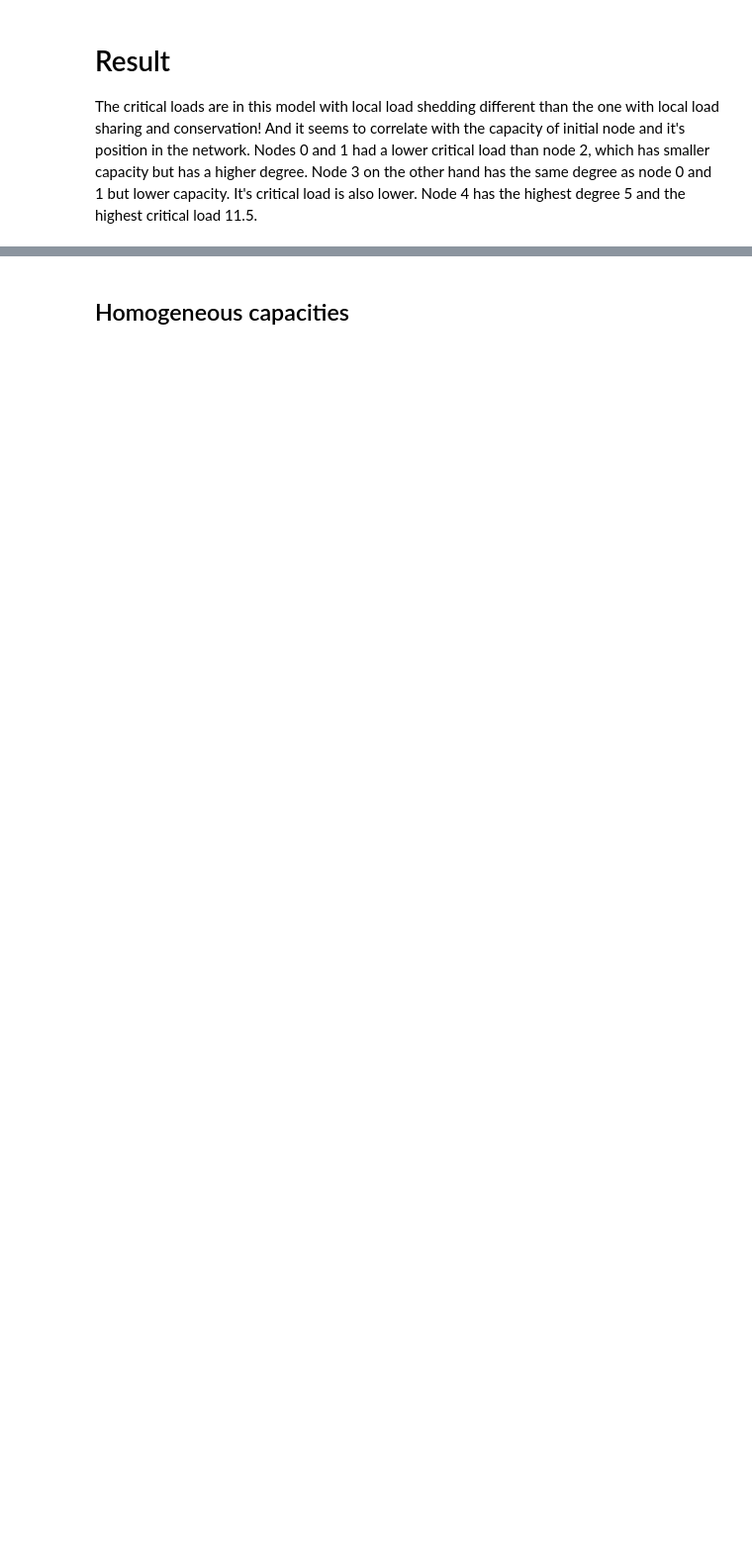
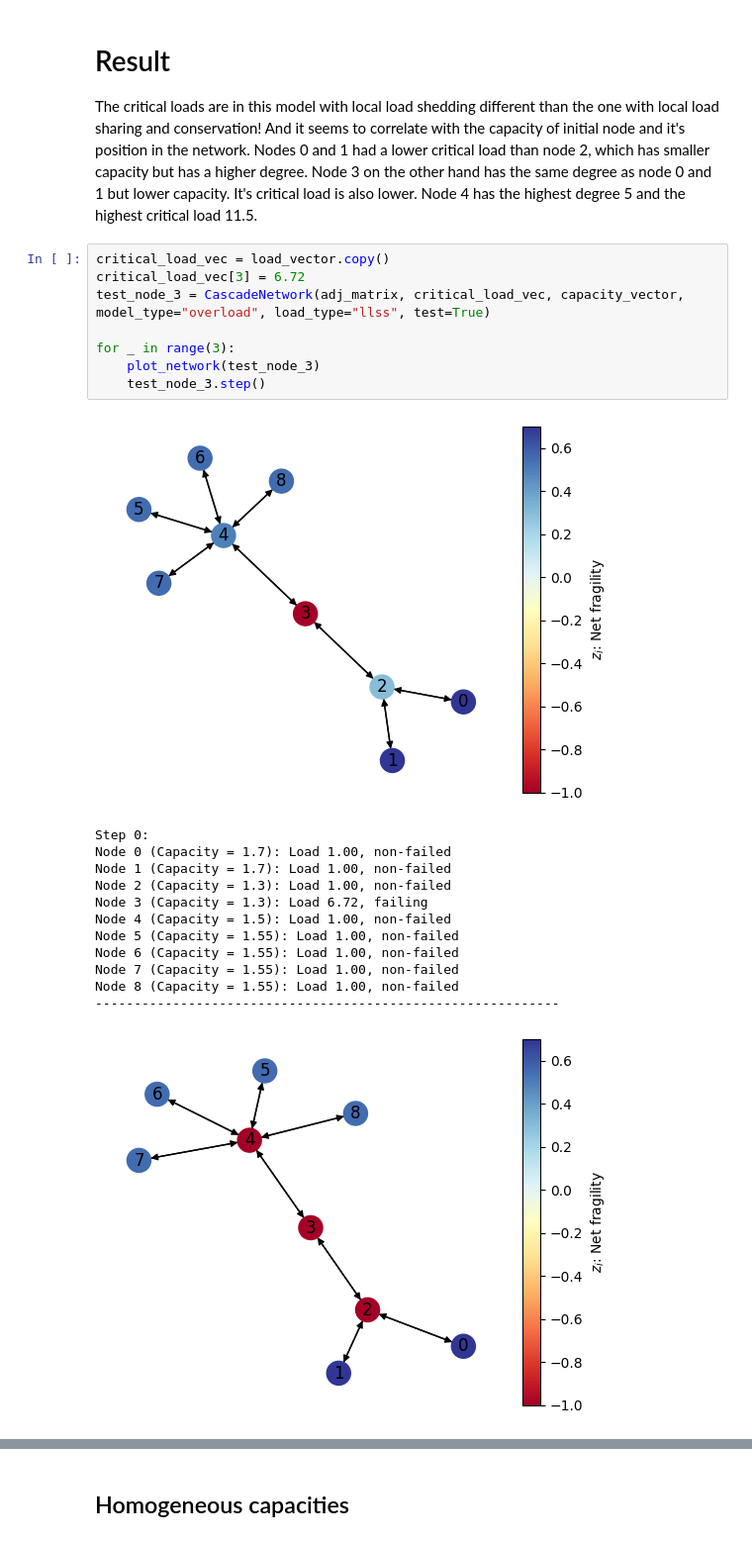
Before and after one commit to alexmakassiouk/eth-risk-modeling, a Jupyter notebook: cascading-processes/overload-redistribution-llss.ipynb, the cells around one changed output, grey strips where cells are left out. Shown: that part at 99% size. Cells and saved outputs as stored; diff of their text form; blank space fills up the shorter version.

Commit message:
results initial nodes load shock

```diff
--- a/cascading-processes/overload-redistribution-llss.ipynb
+++ b/cascading-processes/overload-redistribution-llss.ipynb
@@ -138,3 +145,25 @@ print(critical_loads_all_init_nodes)
 # Result
 
 The critical loads are in this model with local load shedding different than the one with local load sharing and conservation! And it seems to correlate with the capacity of initial node and it's position in the network. Nodes 0 and 1 had a lower critical load than node 2, which has smaller capacity but has a higher degree. Node 3 on the other hand has the same degree as node 0 and 1 but lower capacity. It's critical load is also lower. Node 4 has the highest degree 5 and the highest critical load 11.5.
+# %%
+critical_load_vec = load_vector.copy()
+critical_load_vec[3] = 6.72
+test_node_3 = CascadeNetwork(adj_matrix, critical_load_vec, capacity_vector, model_type="overload", load_type="llss", test=True)
+
+for _ in range(3):
+    plot_network(test_node_3)
+    test_node_3.step()
+# %% [output]
+[figure, added]
+Step 0:
+Node 0 (Capacity = 1.7): Load 1.00, non-failed
+Node 1 (Capacity = 1.7): Load 1.00, non-failed
+Node 2 (Capacity = 1.3): Load 1.00, non-failed
+Node 3 (Capacity = 1.3): Load 6.72, failing
+Node 4 (Capacity = 1.5): Load 1.00, non-failed
+Node 5 (Capacity = 1.55): Load 1.00, non-failed
+Node 6 (Capacity = 1.55): Load 1.00, non-failed
+Node 7 (Capacity = 1.55): Load 1.00, non-failed
+Node 8 (Capacity = 1.55): Load 1.00, non-failed
+------------------------------------------------------------
+[figure, added]
```
Also changed, not shown: parts of 6 cells of this notebook.
